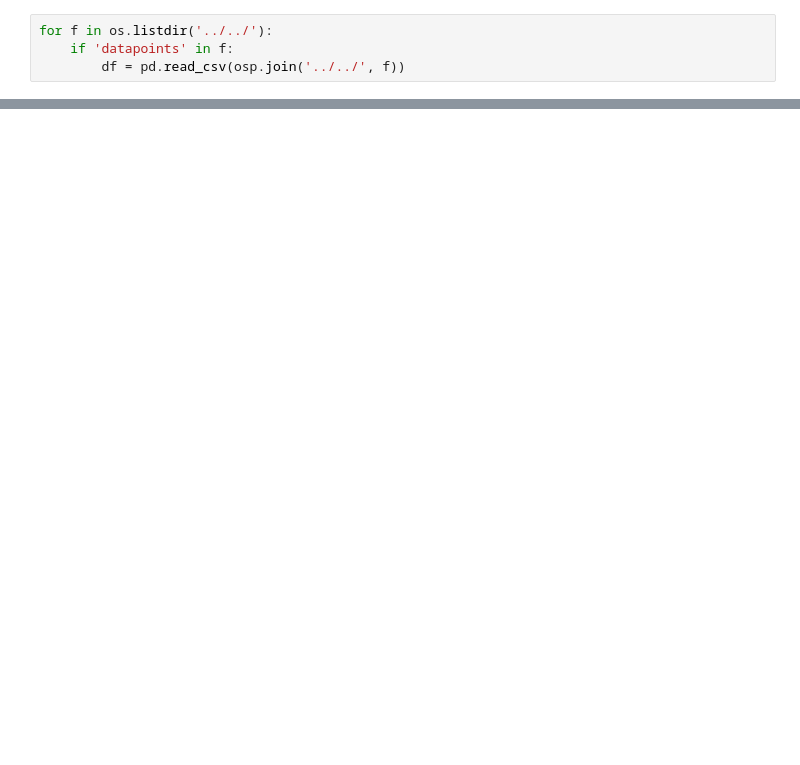
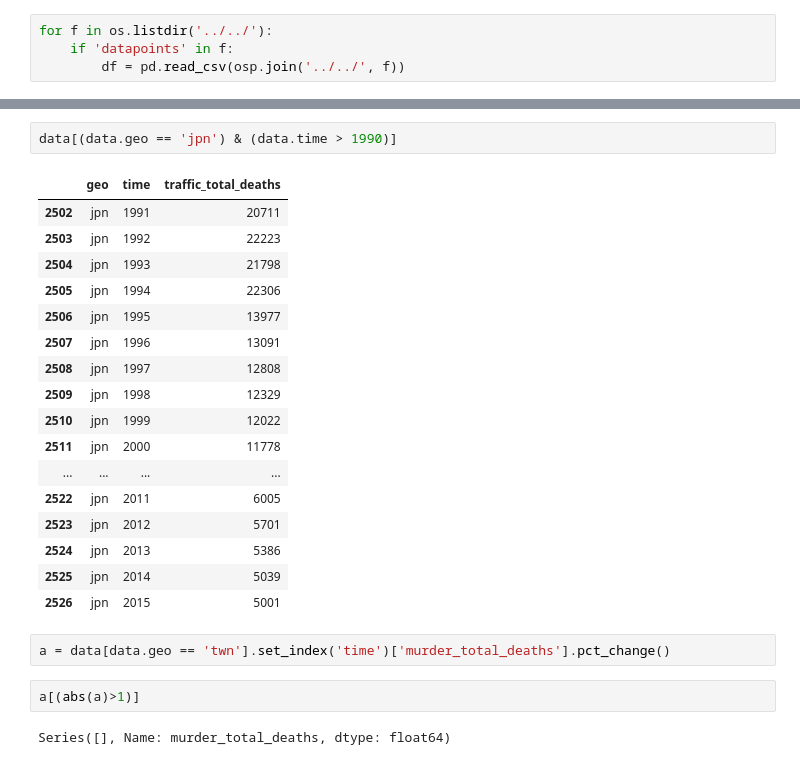
Before and after one commit to open-numbers/ddf--who--violence_injury_prevention, a Jupyter notebook: etl/notebooks/Double Check.ipynb, the cells around one changed output, grey strips where cells are left out. Drawn from its saved outputs; the diff is of its cells as text; blank space fills up the shorter version.

```diff
--- a/etl/notebooks/Double Check.ipynb
+++ b/etl/notebooks/Double Check.ipynb
@@ -49,0 +298,26 @@ for f in os.listdir('../../'):
+# %%
+data[(data.geo == 'jpn') & (data.time > 1990)]
+# %% [output]
+|  | geo | time | traffic_total_deaths |
+| 2502 | jpn | 1991 | 20711 |
+| 2503 | jpn | 1992 | 22223 |
+| 2504 | jpn | 1993 | 21798 |
+| 2505 | jpn | 1994 | 22306 |
+| 2506 | jpn | 1995 | 13977 |
+| 2507 | jpn | 1996 | 13091 |
+| 2508 | jpn | 1997 | 12808 |
+| 2509 | jpn | 1998 | 12329 |
+| 2510 | jpn | 1999 | 12022 |
+| 2511 | jpn | 2000 | 11778 |
+| ... | ... | ... | ... |
+| 2522 | jpn | 2011 | 6005 |
+| 2523 | jpn | 2012 | 5701 |
+| 2524 | jpn | 2013 | 5386 |
+| 2525 | jpn | 2014 | 5039 |
+| 2526 | jpn | 2015 | 5001 |
+# %%
+a = data[data.geo == 'twn'].set_index('time')['murder_total_deaths'].pct_change()
+# %%
+a[(abs(a)>1)]
+# %% [output]
+Series([], Name: murder_total_deaths, dtype: float64)
```
Also changed, not shown: parts of 28 cells of this notebook, 11 other files.
